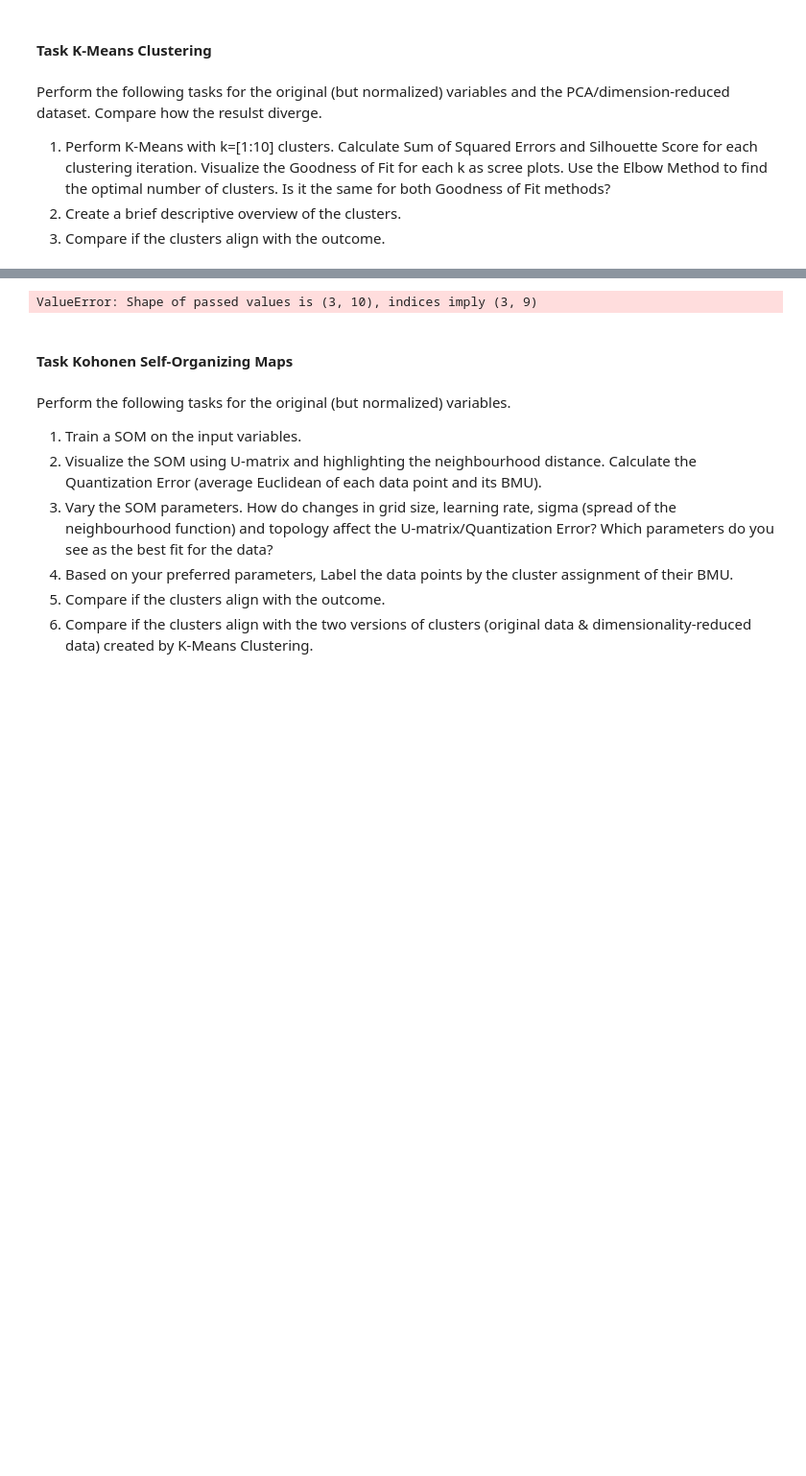
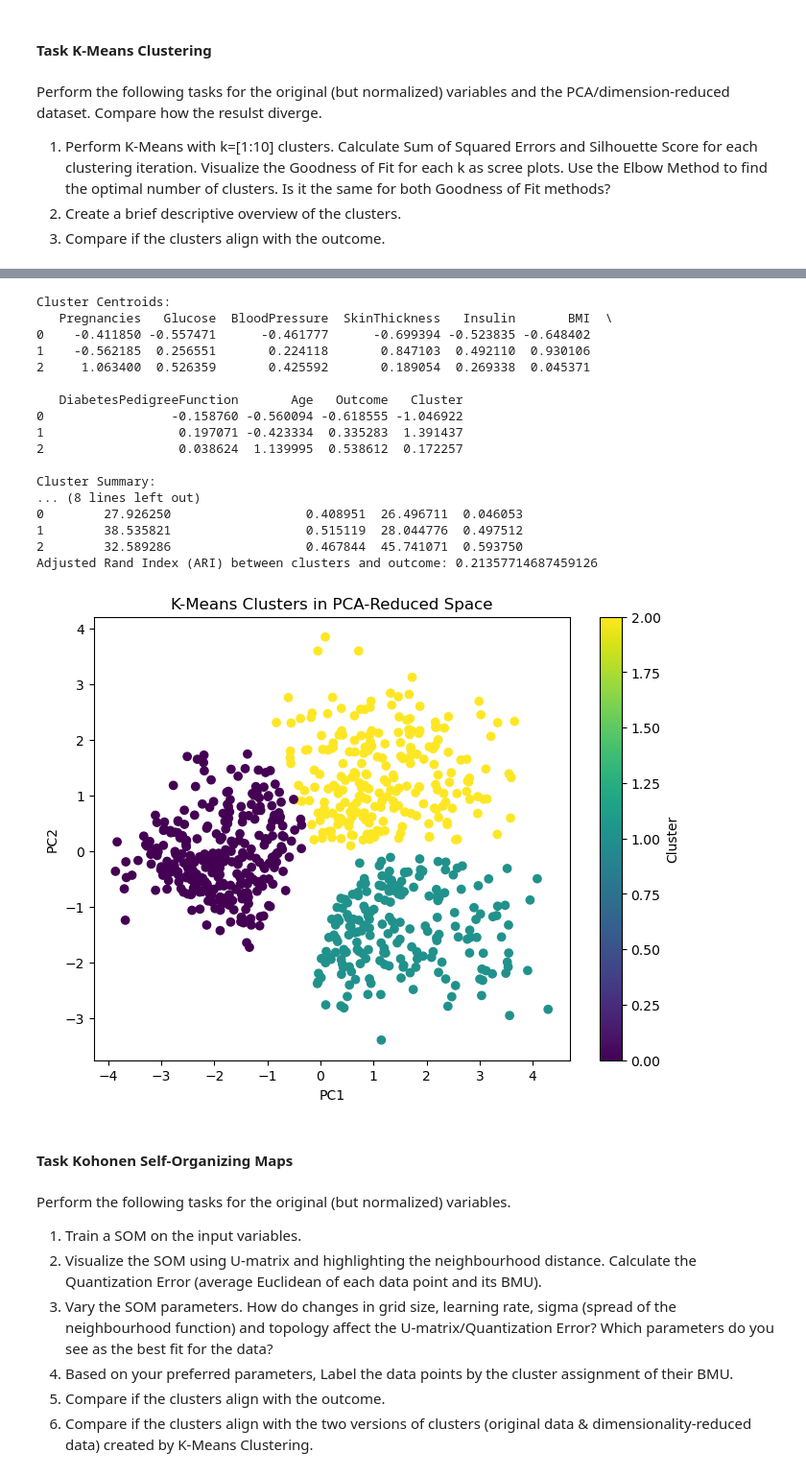
Before and after one commit to davisdsuess/Applied-Analytics, a Jupyter notebook: 02_Tuesday/session2afternoon.ipynb, the cells around one changed output, grey strips where cells are left out. Shown: that part at 96% size. Cells and saved outputs as stored; diff of their text form; code cells hidden in the pictures; blank space fills up the shorter version.

```diff
--- a/02_Tuesday/session2afternoon.ipynb
+++ b/02_Tuesday/session2afternoon.ipynb
@@ -228,6 +228,7 @@ from sklearn.metrics import adjusted_rand_score
 
 scaler = StandardScaler()
 scaled_data = scaler.fit_transform(df1)
+
 pca = PCA(n_components=2)  # Adjust n_components if you need more principal components
 pca_data = pca.fit_transform(scaled_data)
 
@@ -271,36 +272,53 @@ optimal_k = 3  # Replace with the optimal number from your analysis
 kmeans = KMeans(n_clusters=optimal_k, random_state=42)
 kmeans.fit(scaled_data)
 
 # Add the cluster labels to the original dataframe
 df1['Cluster'] = kmeans.labels_
 
 # Display centroids of clusters
-centroids = pd.DataFrame(kmeans.cluster_centers_, columns=df1.columns[:-1])
+centroids = pd.DataFrame(kmeans.cluster_centers_, columns=df1.columns)  # Exclude the 'Cluster' column
 print("Cluster Centroids:")
 print(centroids)
 
 # Summary of each cluster
 cluster_summary = df1.groupby('Cluster').mean()
 print("\nCluster Summary:")
 print(cluster_summary)
 # Assuming 'outcome' is the name of your outcome column
 
 
 # If you have an outcome variable, compare it with the cluster labels
-outcome = df1['outcome']  # Replace with your actual outcome column
+outcome = df1['Outcome']  # Replace with your actual outcome column
 ari_score = adjusted_rand_score(outcome, df1['Cluster'])
 
 print(f"Adjusted Rand Index (ARI) between clusters and outcome: {ari_score}")
 plt.figure(figsize=(8, 6))
 plt.scatter(pca_df['PC1'], pca_df['PC2'], c=df1['Cluster'], cmap='viridis')
 plt.title('K-Means Clusters in PCA-Reduced Space')
 plt.xlabel('PC1')
 plt.ylabel('PC2')
 plt.colorbar(label='Cluster')
 plt.show()
 # %% [output]
 [figure]
-ValueError: Shape of passed values is (3, 10), indices imply (3, 9)
+Cluster Centroids:
+   Pregnancies   Glucose  BloodPressure  SkinThickness   Insulin       BMI  \
+0    -0.411850 -0.557471      -0.461777      -0.699394 -0.523835 -0.648402
+1    -0.562185  0.256551       0.224118       0.847103  0.492110  0.930106
+2     1.063400  0.526359       0.425592       0.189054  0.269338  0.045371
+
+   DiabetesPedigreeFunction       Age   Outcome   Cluster
+0                 -0.158760 -0.560094 -0.618555 -1.046922
+1                  0.197071 -0.423334  0.335283  1.391437
+2                  0.038624  1.139995  0.538612  0.172257
+
+Cluster Summary:
+... (8 lines left out)
+0        27.926250                  0.408951  26.496711  0.046053
+1        38.535821                  0.515119  28.044776  0.497512
+2        32.589286                  0.467844  45.741071  0.593750
+Adjusted Rand Index (ARI) between clusters and outcome: 0.21357714687459126
+[figure, added]
 # %% [markdown]
 #### Task Kohonen Self-Organizing Maps
 # %% [markdown]
```
